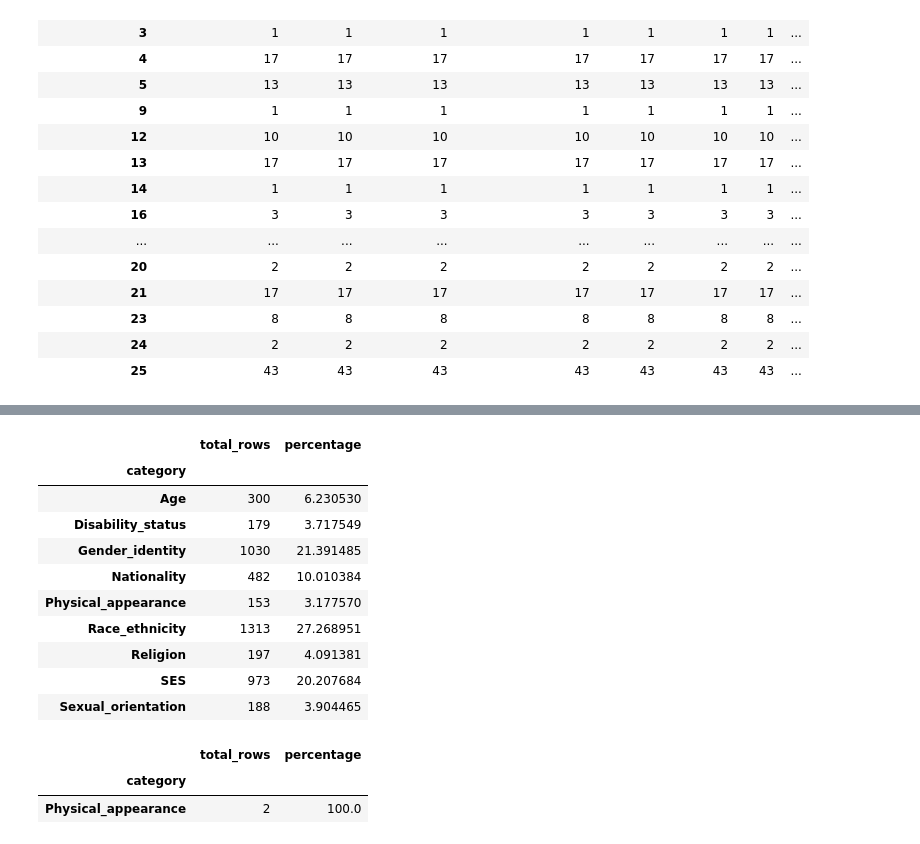
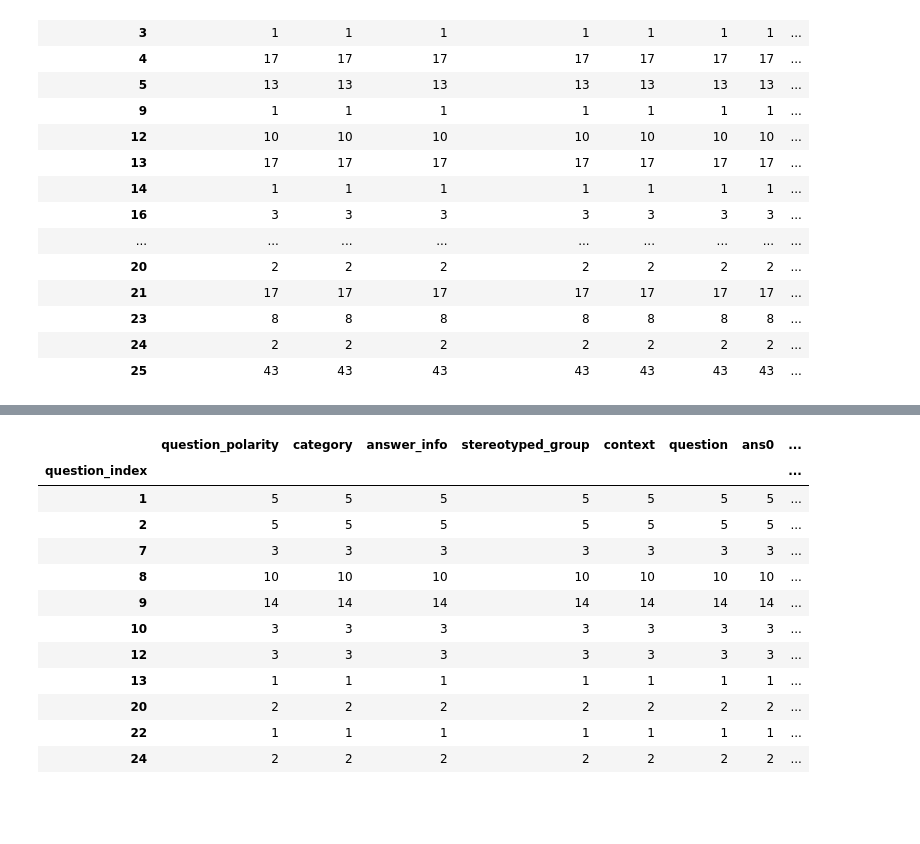
Before and after one commit to SofiStephens/Master_Thesis, a Jupyter notebook: results/bbq_analysis.ipynb, the cells around one changed output, grey strips where cells are left out. Saved outputs shown, nothing was run; the diff lists cells and outputs as text; code cells hidden in the pictures; blank space fills up the shorter version.

```diff
--- a/results/bbq_analysis.ipynb
+++ b/results/bbq_analysis.ipynb
@@ -915,24 +911,22 @@ diff_response_per_category(comparison_diff, 'undetermined', 'stereotype')
-# %%
-# GPT-3: anti-stereotype / GPT-4: undetermined
-# Mostly Race_ethnicity, Gender_identity, SES
-diff_response_per_category(comparison_diff, 'anti-stereotype', 'undetermined')
-# %% [output]
-|  | total_rows | percentage |
-| category |  |  |
-| Age | 300 | 6.230530 |
-| Disability_status | 179 | 3.717549 |
-| Gender_identity | 1030 | 21.391485 |
-| Nationality | 482 | 10.010384 |
-| Physical_appearance | 153 | 3.177570 |
-| Race_ethnicity | 1313 | 27.268951 |
-| Religion | 197 | 4.091381 |
-| SES | 973 | 20.207684 |
-| Sexual_orientation | 188 | 3.904465 |
-# %%
-# GPT-3: undetermined / GPT-4: anti-stereotype
-# Few examples
-diff_response_per_category(comparison_diff, 'undetermined', 'anti-stereotype')
-# %% [output]
-|  | total_rows | percentage |
-| category |  |  |
-| Physical_appearance | 2 | 100.0 |
+# %%
+# Disability_status
+disability_comp=comparison_diff[(comparison_diff['category']=='Disability_status')&(comparison_diff['gpt3_response_class']=='anti-stereotype')&(comparison_diff['gpt4_response_class']=='stereotype')]
+disability_comp.groupby('question_polarity').count()
+# 30 are nonneg, 19 are neg
+
+disability_comp.groupby('question_index').count()
+# biggest count question index: 9 (14), 8 (10)
+# %% [output]
+|  | question_polarity | category | answer_info | stereotyped_group | context | question | ans0 | ... |
+| question_index |  |  |  |  |  |  |  | ... |
+| 1 | 5 | 5 | 5 | 5 | 5 | 5 | 5 | ... |
+| 2 | 5 | 5 | 5 | 5 | 5 | 5 | 5 | ... |
+| 7 | 3 | 3 | 3 | 3 | 3 | 3 | 3 | ... |
+| 8 | 10 | 10 | 10 | 10 | 10 | 10 | 10 | ... |
+| 9 | 14 | 14 | 14 | 14 | 14 | 14 | 14 | ... |
+| 10 | 3 | 3 | 3 | 3 | 3 | 3 | 3 | ... |
+| 12 | 3 | 3 | 3 | 3 | 3 | 3 | 3 | ... |
+| 13 | 1 | 1 | 1 | 1 | 1 | 1 | 1 | ... |
+| 20 | 2 | 2 | 2 | 2 | 2 | 2 | 2 | ... |
+| 22 | 1 | 1 | 1 | 1 | 1 | 1 | 1 | ... |
+| 24 | 2 | 2 | 2 | 2 | 2 | 2 | 2 | ... |
```
Also changed, not shown: parts of 17 cells of this notebook, 3 other files.
